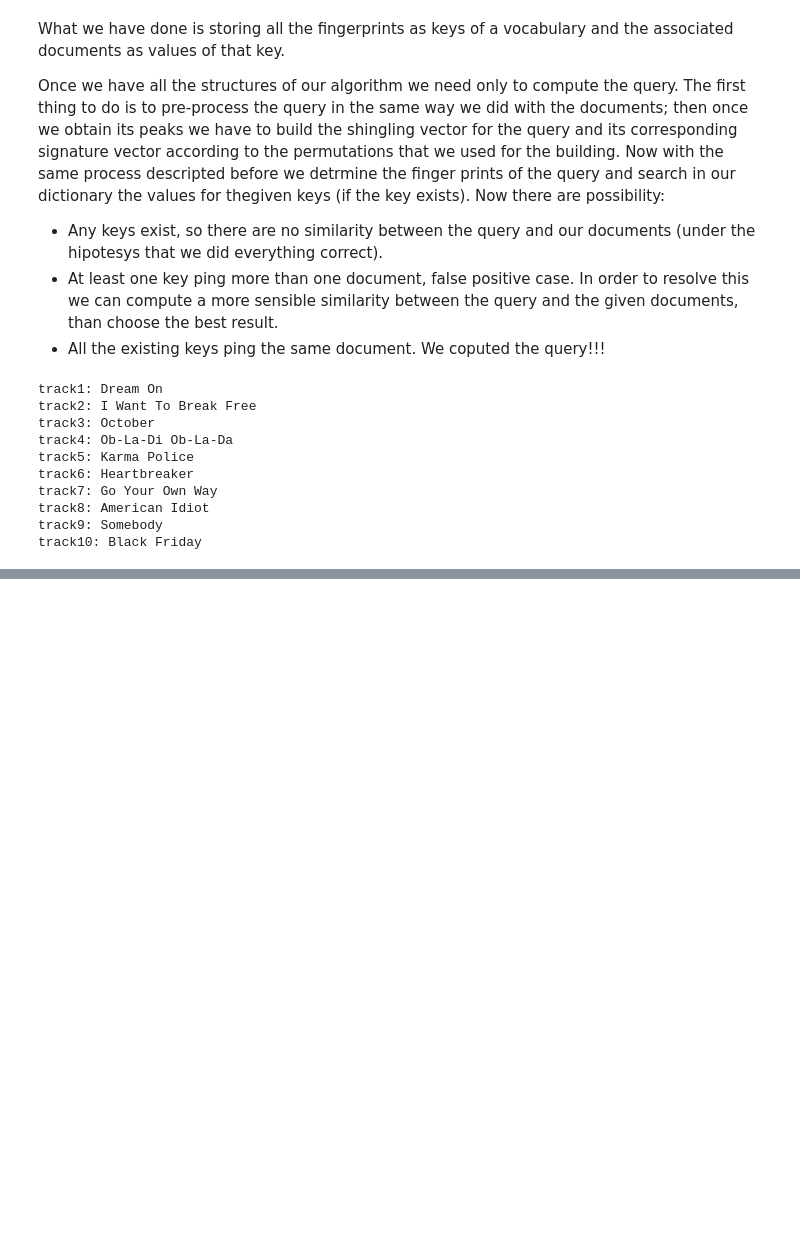
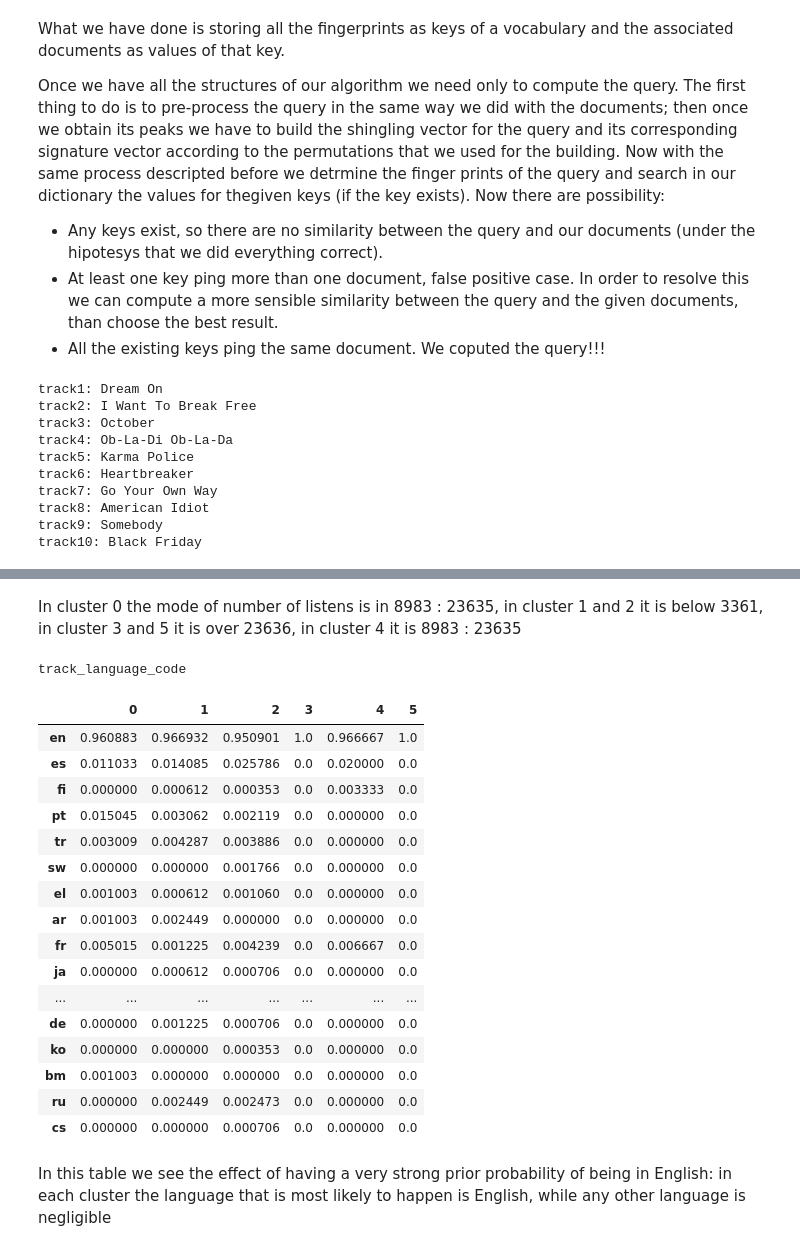
Before and after one commit to LucaProsciutto/ADM-HW4, a Jupyter notebook: ADM-HW04.ipynb, the cells around one changed output, grey strips where cells are left out. Saved outputs shown, nothing was run; the diff lists cells and outputs as text; code cells hidden in the pictures; blank space fills up the shorter version.

```diff
--- a/ADM-HW04.ipynb
+++ b/ADM-HW04.ipynb
@@ -359,0 +998,5 @@ track10: Black Friday
+# %%
+print(tags[0])
+
+list_of_tables[0].index = ['-180 : -79.99', '-79.98 : -73.55', '-73.54 : 4.35', '4.36+']
+list_of_tables[0]
@@ -359,0 +1012,4 @@ track10: Black Friday
+# %%
+print(tags[1])
+list_of_tables[1].index = ['-90 : 39.27', '39.28 : 41.38', '41.39 : 48.85', '48.86+']
+list_of_tables[1]
@@ -359,0 +1025,4 @@ track10: Black Friday
+# %%
+print(tags[2])
+list_of_tables[2].index = ['0 : 149', '150 : 216', '217 : 305', '306+']
+list_of_tables[2]
@@ -359,0 +1038,4 @@ track10: Black Friday
+# %%
+print(tags[3])
+list_of_tables[3].index = ['0 : 3361', '3362 : 8982', '8983 : 23635', '23636+']
+list_of_tables[3]
@@ -359,0 +1049,26 @@ track10: Black Friday
+# %% [markdown]
+In cluster 0 the mode of number of listens is in 8983 : 23635, in cluster 1 and 2 it is below 3361, in cluster 3 and 5 it is over 23636, in cluster 4 it is 8983 : 23635
+# %%
+print(tags[4])
+list_of_tables[4]
+# %% [output]
+track_language_code
+|  | 0 | 1 | 2 | 3 | 4 | 5 |
+| en | 0.960883 | 0.966932 | 0.950901 | 1.0 | 0.966667 | 1.0 |
+| es | 0.011033 | 0.014085 | 0.025786 | 0.0 | 0.020000 | 0.0 |
+| fi | 0.000000 | 0.000612 | 0.000353 | 0.0 | 0.003333 | 0.0 |
+| pt | 0.015045 | 0.003062 | 0.002119 | 0.0 | 0.000000 | 0.0 |
+| tr | 0.003009 | 0.004287 | 0.003886 | 0.0 | 0.000000 | 0.0 |
+| sw | 0.000000 | 0.000000 | 0.001766 | 0.0 | 0.000000 | 0.0 |
+| el | 0.001003 | 0.000612 | 0.001060 | 0.0 | 0.000000 | 0.0 |
+| ar | 0.001003 | 0.002449 | 0.000000 | 0.0 | 0.000000 | 0.0 |
+| fr | 0.005015 | 0.001225 | 0.004239 | 0.0 | 0.006667 | 0.0 |
+| ja | 0.000000 | 0.000612 | 0.000706 | 0.0 | 0.000000 | 0.0 |
+| ... | ... | ... | ... | ... | ... | ... |
+| de | 0.000000 | 0.001225 | 0.000706 | 0.0 | 0.000000 | 0.0 |
+| ko | 0.000000 | 0.000000 | 0.000353 | 0.0 | 0.000000 | 0.0 |
+| bm | 0.001003 | 0.000000 | 0.000000 | 0.0 | 0.000000 | 0.0 |
+| ru | 0.000000 | 0.002449 | 0.002473 | 0.0 | 0.000000 | 0.0 |
+| cs | 0.000000 | 0.000000 | 0.000706 | 0.0 | 0.000000 | 0.0 |
+# %% [markdown]
+In this table we see the effect of having a very strong prior probability of being in English: in each cluster the language that is most likely to happen is English, while any other language is negligible
```
Also changed, not shown: parts of 209 cells of this notebook.
